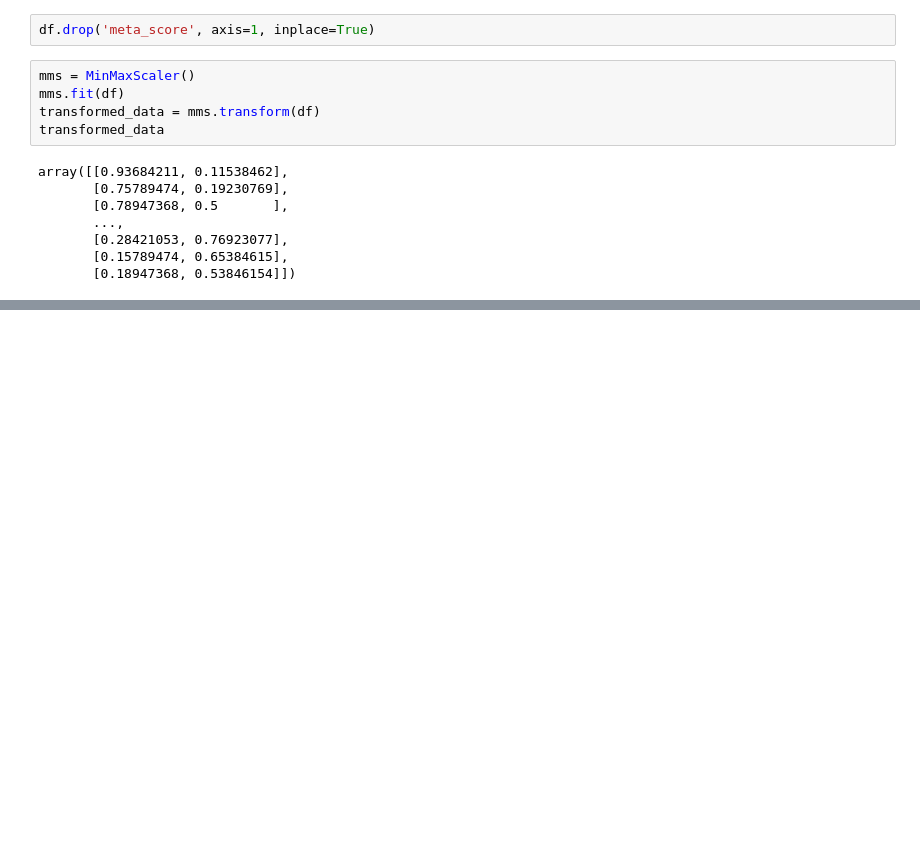
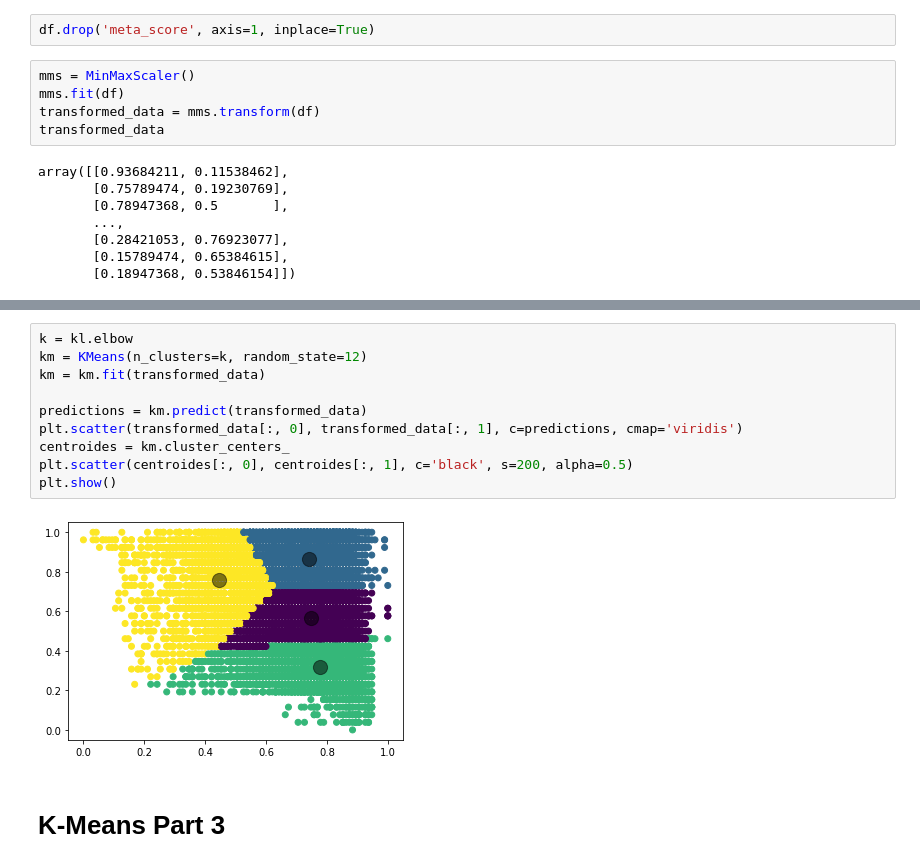
Before and after one commit to LPestana18/Projeto-Games, a Jupyter notebook: gamesia/gamesIA.ipynb, the cells around one changed output, grey strips where cells are left out. Cells and saved outputs as stored; diff of their text form; blank space fills up the shorter version.

Commit message:
Create K-Means

```diff
--- a/gamesia/gamesIA.ipynb
+++ b/gamesia/gamesIA.ipynb
@@ -710,0 +728,14 @@ print('O método analítico informa que o joelho/cotovelo está em k =', kl.elbo
+# %%
+k = kl.elbow
+km = KMeans(n_clusters=k, random_state=12)
+km = km.fit(transformed_data)
+
+predictions = km.predict(transformed_data)
+plt.scatter(transformed_data[:, 0], transformed_data[:, 1], c=predictions, cmap='viridis')
+centroides = km.cluster_centers_
+plt.scatter(centroides[:, 0], centroides[:, 1], c='black', s=200, alpha=0.5)
+plt.show()
+# %% [output]
+[figure, added]
+# %% [markdown]
+# K-Means Part 3
```
Also changed, not shown: parts of 2 cells of this notebook, 1 other file.
